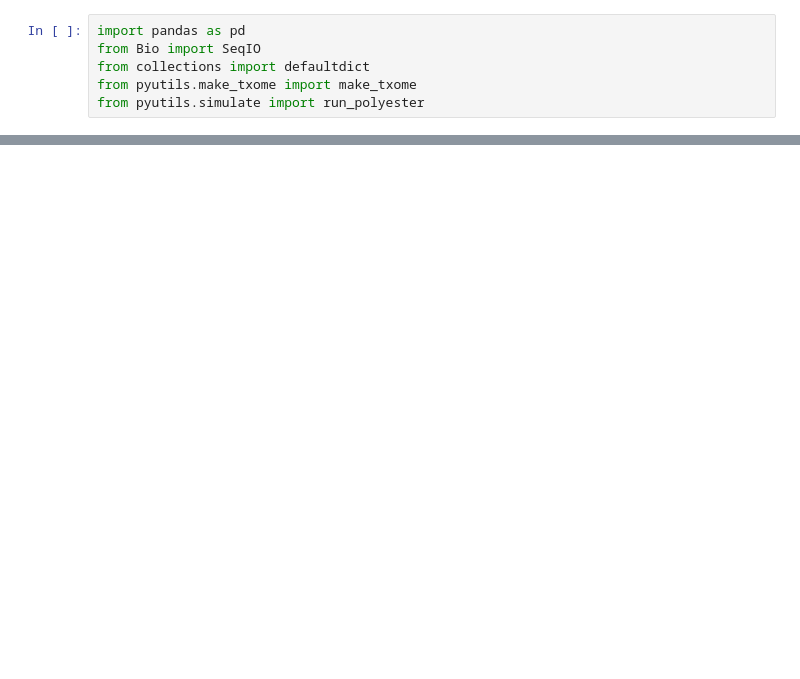
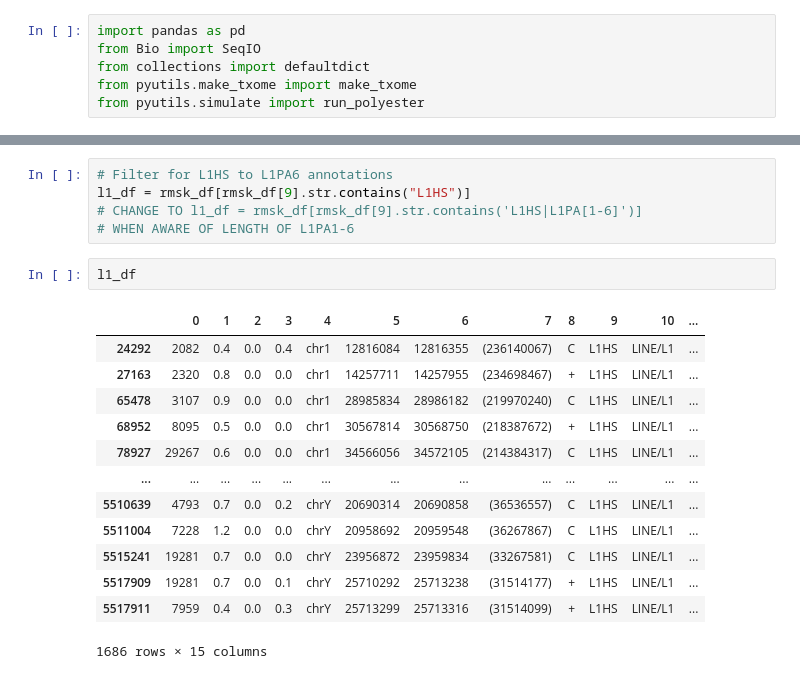
Before and after one commit to gage-lab/bulk_te_bench, a Jupyter notebook: 20231004_benchmark.ipynb, the cells around one changed output, grey strips where cells are left out. Drawn from its saved outputs; the diff is of its cells as text; blank space fills up the shorter version.

Commit message:
full length l1hs seqs

```diff
--- a/20231004_benchmark.ipynb
+++ b/20231004_benchmark.ipynb
@@ -32,0 +50,21 @@ make_txome("GENCODE_USR", GENOME_FA, TXOME_GTF, chromosome="chr22")
+# %%
+# Filter for L1HS to L1PA6 annotations
+l1_df = rmsk_df[rmsk_df[9].str.contains("L1HS")]
+# CHANGE TO l1_df = rmsk_df[rmsk_df[9].str.contains('L1HS|L1PA[1-6]')]
+# WHEN AWARE OF LENGTH OF L1PA1-6
+# %%
+l1_df
+# %% [output]
+|  | 0 | 1 | 2 | 3 | 4 | 5 | 6 | 7 | 8 | 9 | 10 | ... |
+| 24292 | 2082 | 0.4 | 0.0 | 0.4 | chr1 | 12816084 | 12816355 | (236140067) | C | L1HS | LINE/L1 | ... |
+| 27163 | 2320 | 0.8 | 0.0 | 0.0 | chr1 | 14257711 | 14257955 | (234698467) | + | L1HS | LINE/L1 | ... |
+| 65478 | 3107 | 0.9 | 0.0 | 0.0 | chr1 | 28985834 | 28986182 | (219970240) | C | L1HS | LINE/L1 | ... |
+| 68952 | 8095 | 0.5 | 0.0 | 0.0 | chr1 | 30567814 | 30568750 | (218387672) | + | L1HS | LINE/L1 | ... |
+| 78927 | 29267 | 0.6 | 0.0 | 0.0 | chr1 | 34566056 | 34572105 | (214384317) | C | L1HS | LINE/L1 | ... |
+| ... | ... | ... | ... | ... | ... | ... | ... | ... | ... | ... | ... | ... |
+| 5510639 | 4793 | 0.7 | 0.0 | 0.2 | chrY | 20690314 | 20690858 | (36536557) | C | L1HS | LINE/L1 | ... |
+| 5511004 | 7228 | 1.2 | 0.0 | 0.0 | chrY | 20958692 | 20959548 | (36267867) | C | L1HS | LINE/L1 | ... |
+| 5515241 | 19281 | 0.7 | 0.0 | 0.0 | chrY | 23956872 | 23959834 | (33267581) | C | L1HS | LINE/L1 | ... |
+| 5517909 | 19281 | 0.7 | 0.0 | 0.1 | chrY | 25710292 | 25713238 | (31514177) | + | L1HS | LINE/L1 | ... |
+| 5517911 | 7959 | 0.4 | 0.0 | 0.3 | chrY | 25713299 | 25713316 | (31514099) | + | L1HS | LINE/L1 | ... |
+1686 rows × 15 columns
```
Also changed, not shown: parts of 14 cells of this notebook.
